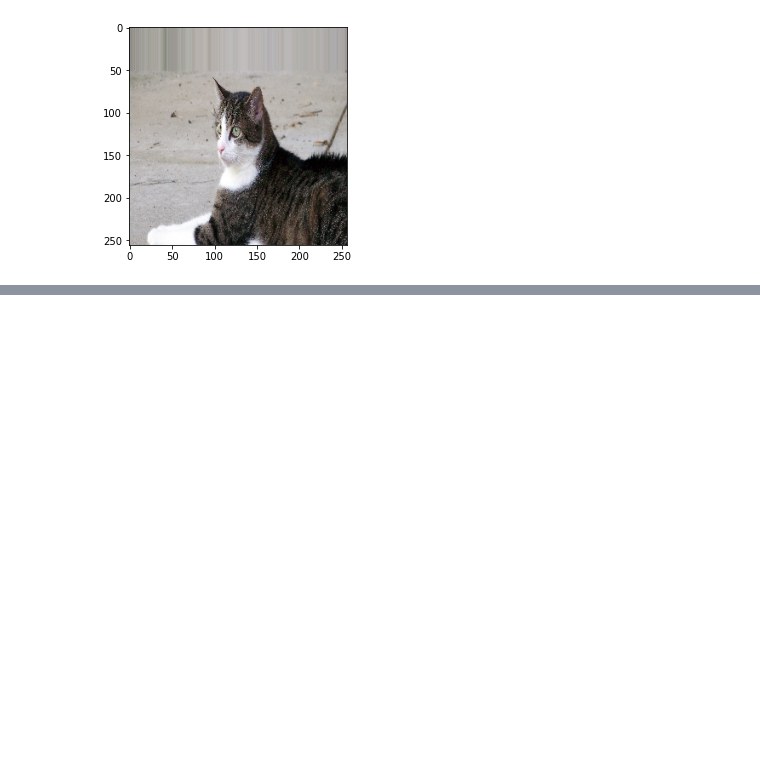
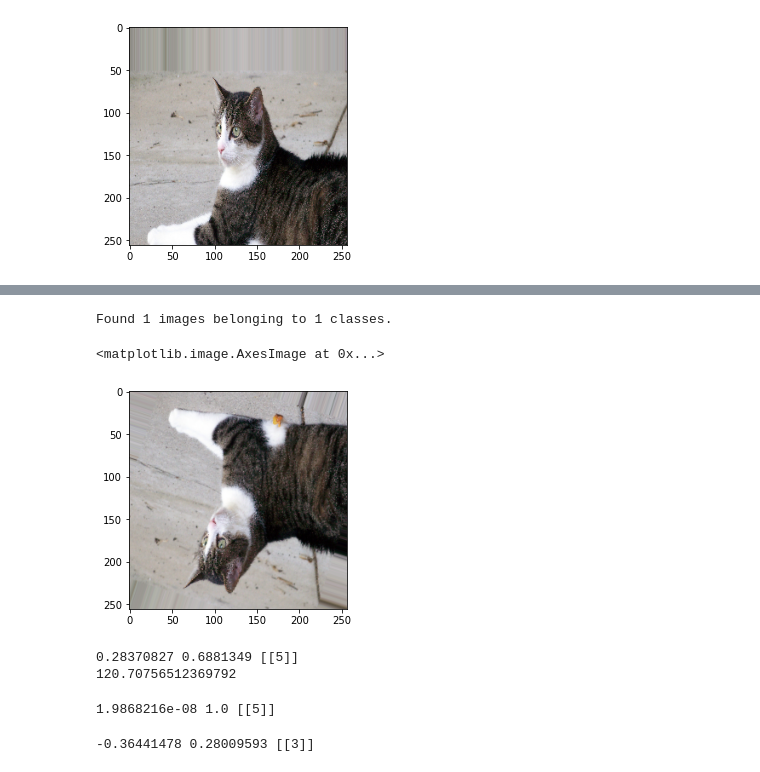
Before and after one commit to luthra2059/Image-Data-Augmentation-with-Keras, a Jupyter notebook: Image_Data_Agumentation.ipynb, the cells around one changed output, grey strips where cells are left out. Cells and saved outputs as stored; diff of their text form; code cells hidden in the pictures; blank space fills up the shorter version.

```diff
--- a/Image_Data_Agumentation.ipynb
+++ b/Image_Data_Agumentation.ipynb
@@ -83,0 +92,12 @@ Found 1 images belonging to 1 classes.
+# %%
+generator = tf.keras.preprocessing.image.ImageDataGenerator(
+    horizontal_flip = True,
+    vertical_flip = True,
+    rotation_range = 30
+)
+x, y = next(generator.flow_from_directory('drive/My Drive/images/', batch_size=1))
+plt.imshow(x[0].astype('uint8'))
+# %% [output]
+Found 1 images belonging to 1 classes.
+<matplotlib.image.AxesImage at 0x...>
+[figure, added]
@@ -83,0 +111,25 @@ Found 1 images belonging to 1 classes.
+# %%
+x, y = next(generator.flow(x_train, y_train, batch_size=1))
+print(x.mean(), x.std(), y)
+print(x_train.mean())
+# %% [output]
+0.28370827 0.6881349 [[5]]
+120.70756512369792
+# %%
+generator = tf.keras.preprocessing.image.ImageDataGenerator(
+    samplewise_center = True,
+    samplewise_std_normalization = True
+)
+x, y = next(generator.flow(x_train, y_train, batch_size=1))
+print(x.mean(), x.std(), y)
+# %% [output]
+1.9868216e-08 1.0 [[5]]
+# %%
+generator = tf.keras.preprocessing.image.ImageDataGenerator(
+    rescale = 1.,
+    preprocessing_function = tf.keras.applications.mobilenet_v2.preprocess_input
+)
+x, y = next(generator.flow(x_train, y_train, batch_size=1))
+print(x.mean(), x.std(), y)
+# %% [output]
+-0.36441478 0.28009593 [[3]]
```
Also changed, not shown: parts of 9 cells of this notebook.
